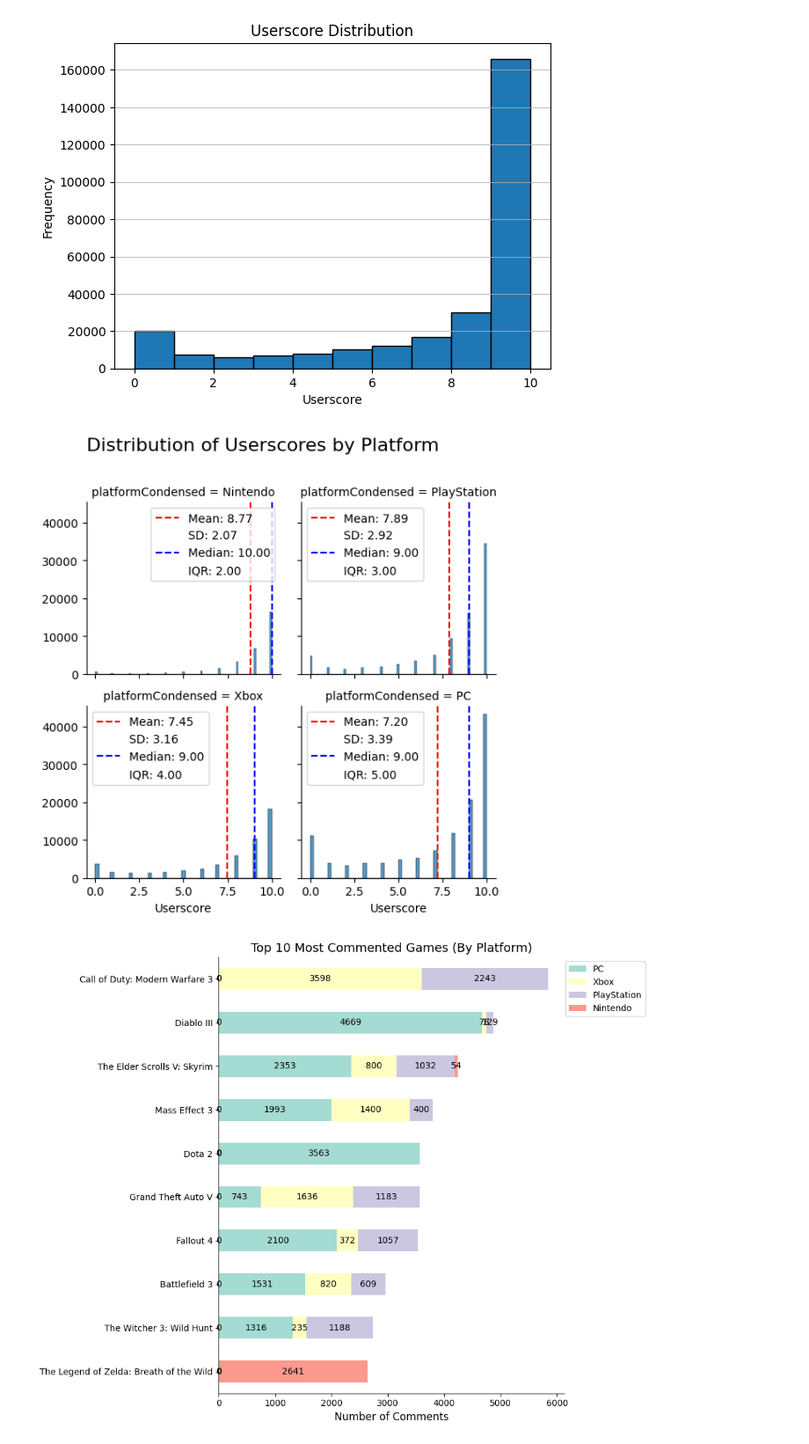
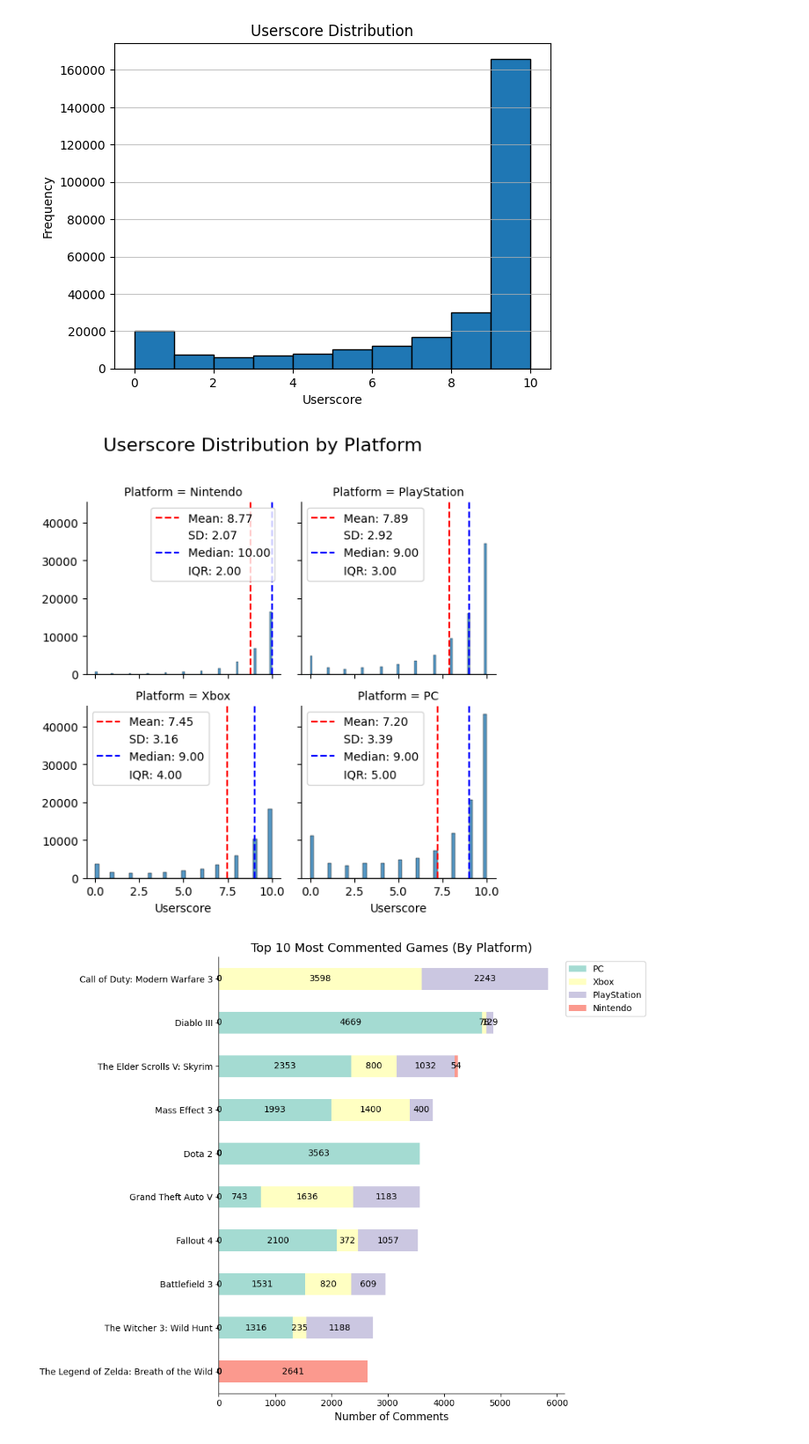
Before and after one commit to wd686/EBAC, a Jupyter notebook: Modelling/Text Analytics/FeaturesandImprovements.ipynb, the cells around one changed output. Shown at 88% size. Cells and saved outputs as stored; diff of their text form; code cells hidden in the pictures.

```diff
--- a/Modelling/Text Analytics/FeaturesandImprovements.ipynb
+++ b/Modelling/Text Analytics/FeaturesandImprovements.ipynb
@@ -149,37 +149,41 @@ platformCondensed_list = list(userCommentsTESTNotNull[userCommentsTESTNotNull.sc
 userCommentsTESTExtreme_list = [userCommentsTESTHigh, userCommentsTESTLow]
 # %%
 df = userComments[userComments.platformCondensed != 'Others'].copy()
+# %%
+df.drop(columns = 'Platform', inplace = True)
+# %%
+df.rename(columns = {'platformCondensed': 'Platform'}, inplace = True)
 # %%
 # Create a facet grid with Seaborn
-g = sns.FacetGrid(df, col='platformCondensed', col_wrap=2)
+g = sns.FacetGrid(df, col='Platform', col_wrap=2)
 g.map(sns.histplot, 'Userscore', kde=False)
 
 # Add labels for mean, median, SD, and IQR
-for platform, ax in zip(df['platformCondensed'].unique(), g.axes):
-    platform_data = df[df['platformCondensed'] == platform]['Userscore']
+for platform, ax in zip(df['Platform'].unique(), g.axes):
+    platform_data = df[df['Platform'] == platform]['Userscore']
     mean = platform_data.mean()
     median = platform_data.median()
     std_dev = platform_data.std()
     iqr = platform_data.quantile(0.75) - platform_data.quantile(0.25)
 
     ax.axvline(mean, color='red', linestyle='dashed', label=f'Mean: {mean:.2f}')
     ax.axvline(std_dev, color='green', linestyle='dashed', alpha= 0, label=f'SD: {std_dev:.2f}')
     ax.axvline(median, color='blue', linestyle='dashed', label=f'Median: {median:.2f}')
     ax.axvline(iqr, color='orange', linestyle='dashed', alpha = 0, label=f'IQR: {iqr:.2f}')
     ax.legend()
 
 # Adjust plot aesthetics
 g.set_axis_labels('Userscore', '')
-g.fig.suptitle('Distribution of Userscores by Platform', fontsize=16)
+g.fig.suptitle('Userscore Distribution by Platform', fontsize=16)
 g.set(ylim=(0, None))
 
 # Show the plot
 plt.subplots_adjust(top=0.85)
 plt.show()
 
 # distribution of userscores are generally similar across various platforms (join by just title with MAIN?)
 # %% [output]
-[figure, old version]
+[figure, new version]
 # %%
 title_counts = userComments.groupby('Title')['Comment'].count().reset_index().sort_values(by = 'Comment', ascending = False).head(10)
 title_platform_counts = userComments.groupby(['Title', 'platformCondensed'])['Comment'].count().reset_index()
```
